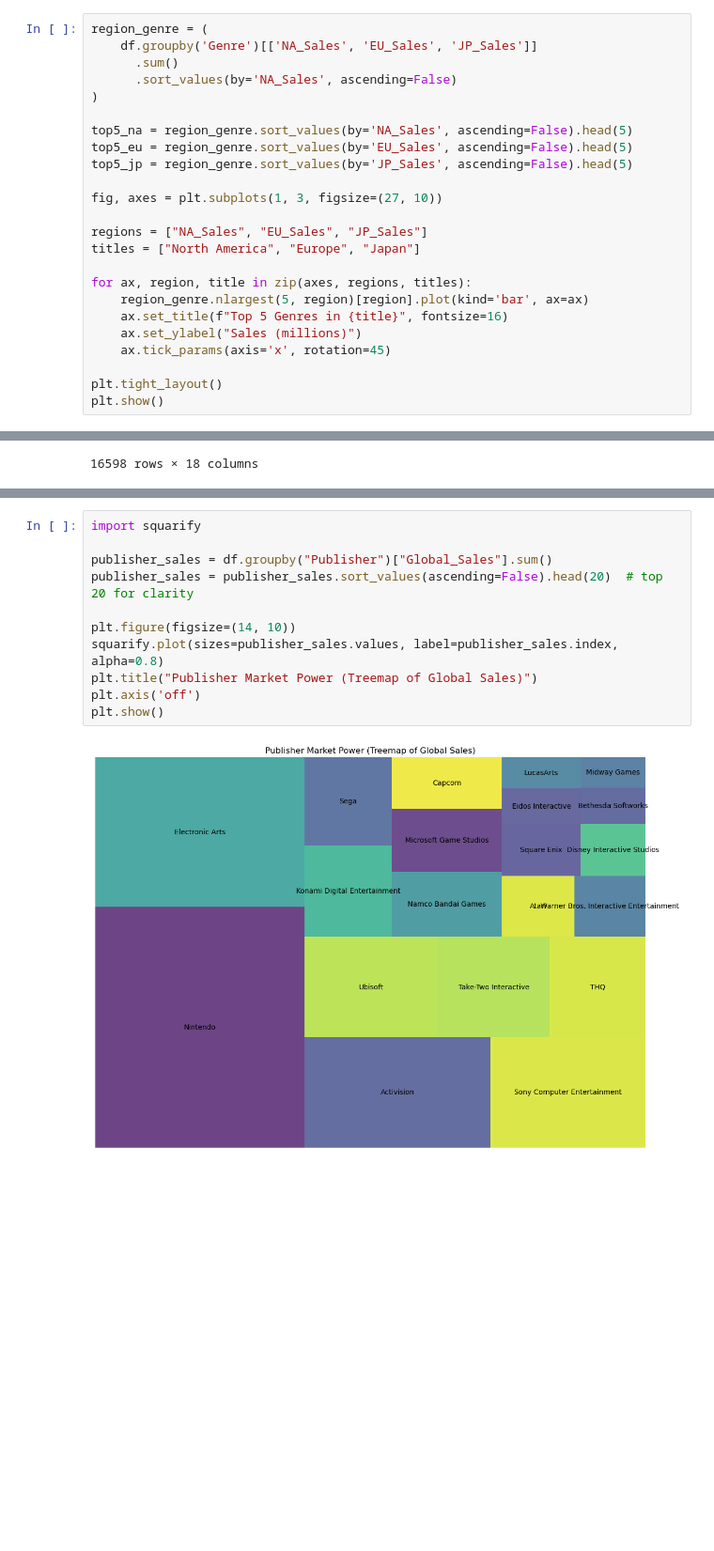
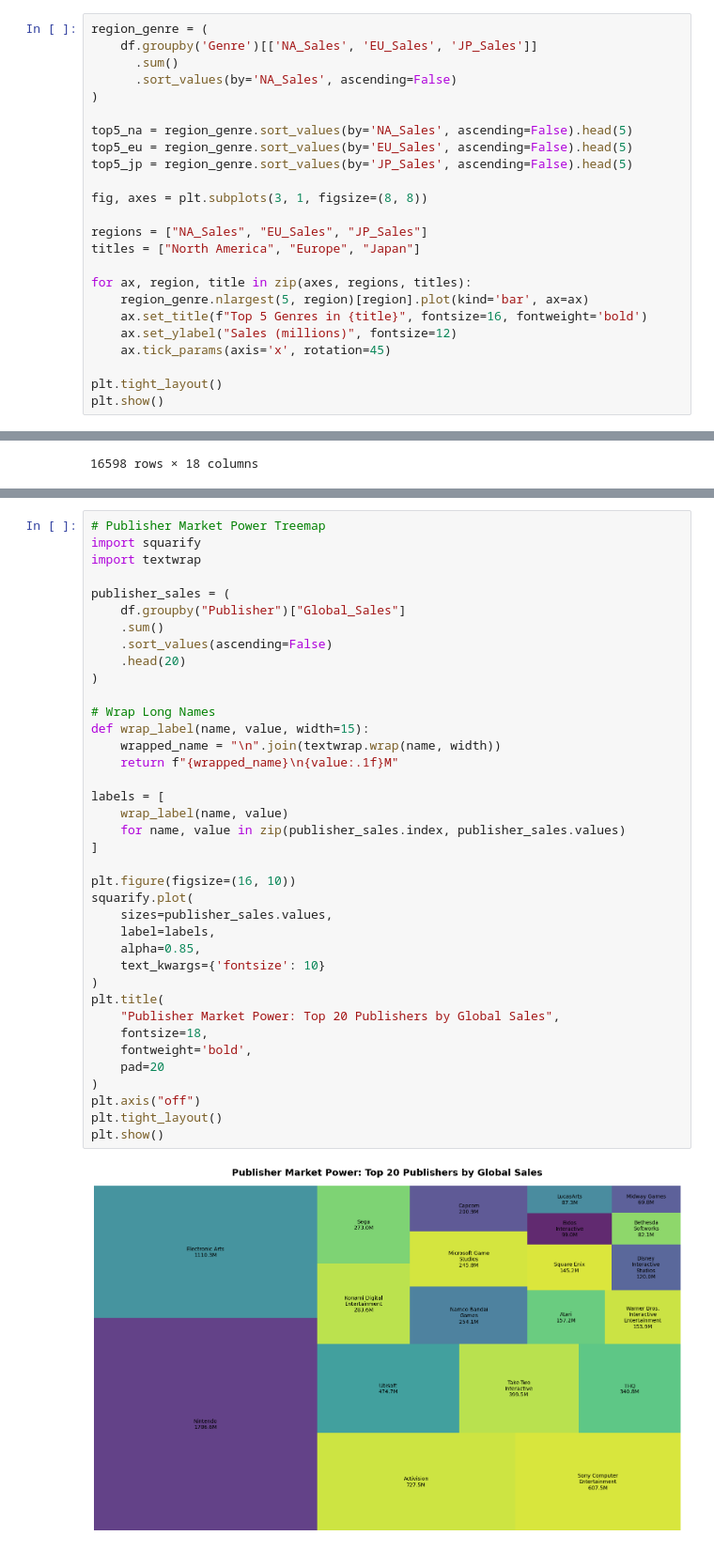
Before and after one commit to benzartimelek/Global_Video_Game_Sales_Evaluation, a Jupyter notebook: Project.ipynb, the cells around one changed output, grey strips where cells are left out. Shown at 94% size. Drawn from its saved outputs; the diff is of its cells as text; blank space fills up the shorter version.

```diff
--- a/Project.ipynb
+++ b/Project.ipynb
@@ -594,15 +527,15 @@ top5_na = region_genre.sort_values(by='NA_Sales', ascending=False).head(5)
 top5_eu = region_genre.sort_values(by='EU_Sales', ascending=False).head(5)
 top5_jp = region_genre.sort_values(by='JP_Sales', ascending=False).head(5)
 
-fig, axes = plt.subplots(1, 3, figsize=(27, 10))
+fig, axes = plt.subplots(3, 1, figsize=(8, 8))
 
 regions = ["NA_Sales", "EU_Sales", "JP_Sales"]
 titles = ["North America", "Europe", "Japan"]
 
 for ax, region, title in zip(axes, regions, titles):
     region_genre.nlargest(5, region)[region].plot(kind='bar', ax=ax)
-    ax.set_title(f"Top 5 Genres in {title}", fontsize=16)
-    ax.set_ylabel("Sales (millions)")
+    ax.set_title(f"Top 5 Genres in {title}", fontsize=16, fontweight='bold')
+    ax.set_ylabel("Sales (millions)", fontsize=12)
     ax.tick_params(axis='x', rotation=45)
 
 plt.tight_layout()
@@ -2045,15 +2041,42 @@ plt.show()
 # %%
+# Publisher Market Power Treemap
 import squarify
+import textwrap
 
-publisher_sales = df.groupby("Publisher")["Global_Sales"].sum()
-publisher_sales = publisher_sales.sort_values(ascending=False).head(20)  # top 20 for clarity
+publisher_sales = (
+    df.groupby("Publisher")["Global_Sales"]
+    .sum()
+    .sort_values(ascending=False)
+    .head(20)
+)
 
-plt.figure(figsize=(14, 10))
-squarify.plot(sizes=publisher_sales.values, label=publisher_sales.index, alpha=0.8)
-plt.title("Publisher Market Power (Treemap of Global Sales)")
-plt.axis('off')
+# Wrap Long Names
+def wrap_label(name, value, width=15):
+    wrapped_name = "\n".join(textwrap.wrap(name, width))
+    return f"{wrapped_name}\n{value:.1f}M"
+
+labels = [
+    wrap_label(name, value)
+    for name, value in zip(publisher_sales.index, publisher_sales.values)
+]
+
+plt.figure(figsize=(16, 10))
+squarify.plot(
+    sizes=publisher_sales.values,
+    label=labels,
+    alpha=0.85,
+    text_kwargs={'fontsize': 10}
+)
+plt.title(
+    "Publisher Market Power: Top 20 Publishers by Global Sales",
+    fontsize=18,
+    fontweight='bold',
+    pad=20
+)
+plt.axis("off")
+plt.tight_layout()
 plt.show()
 # %% [output]
-[figure, old version]
+[figure, new version]
 # %%
 from scipy.stats import zscore
```
Also changed, not shown: parts of 21 cells of this notebook, 1 other file.
